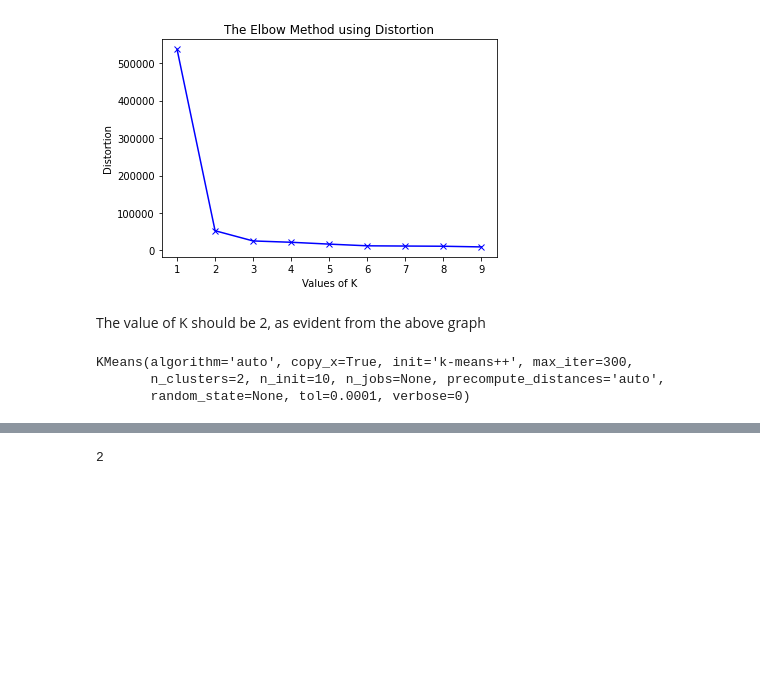
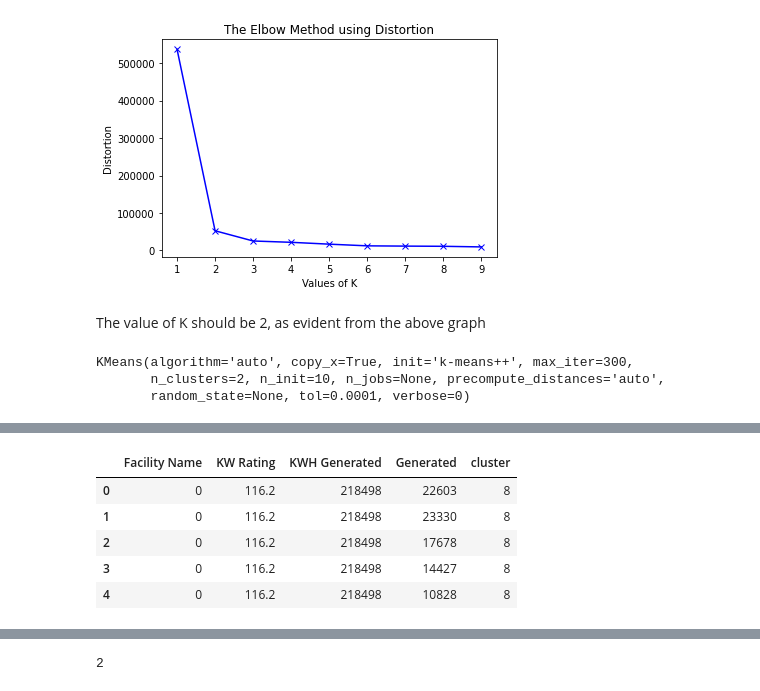
Before and after one commit to gautumsvp7/SolarDataSetPublic, a Jupyter notebook: Solar_Dataset.ipynb, the cells around one changed output, grey strips where cells are left out. Cells and saved outputs as stored; diff of their text form; code cells hidden in the pictures; blank space fills up the shorter version.

```diff
--- a/Solar_Dataset.ipynb
+++ b/Solar_Dataset.ipynb
@@ -239,0 +262,10 @@ KMeans(algorithm='auto', copy_x=True, init='k-means++', max_iter=300,
+# %%
+X['cluster'] = y_predicted
+X.head()
+# %% [output]
+|  | Facility Name | KW Rating | KWH Generated | Generated | cluster |
+| 0 | 0 | 116.2 | 218498 | 22603 | 8 |
+| 1 | 0 | 116.2 | 218498 | 23330 | 8 |
+| 2 | 0 | 116.2 | 218498 | 17678 | 8 |
+| 3 | 0 | 116.2 | 218498 | 14427 | 8 |
+| 4 | 0 | 116.2 | 218498 | 10828 | 8 |
```
Also changed, not shown: parts of 15 cells of this notebook.
